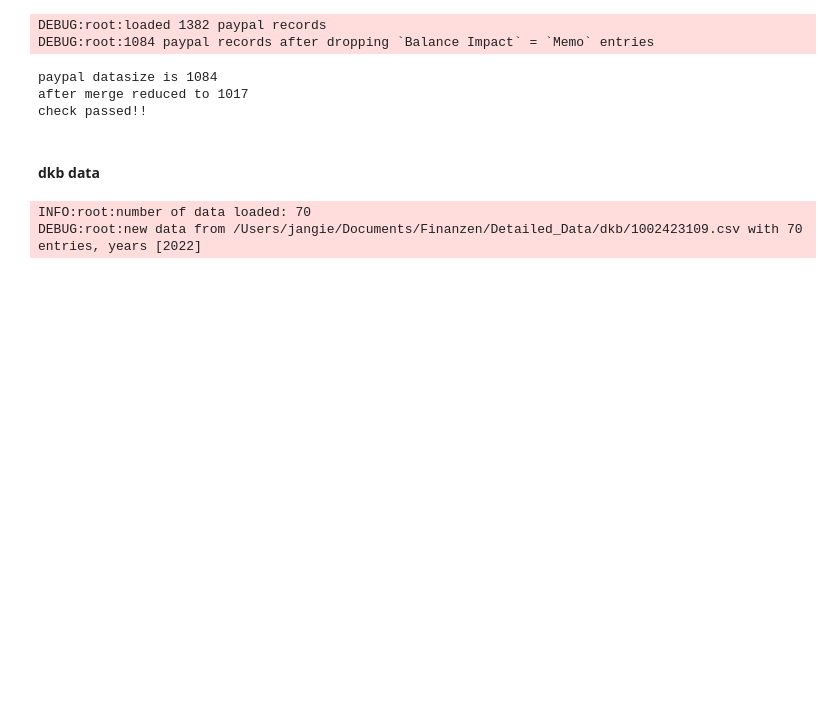
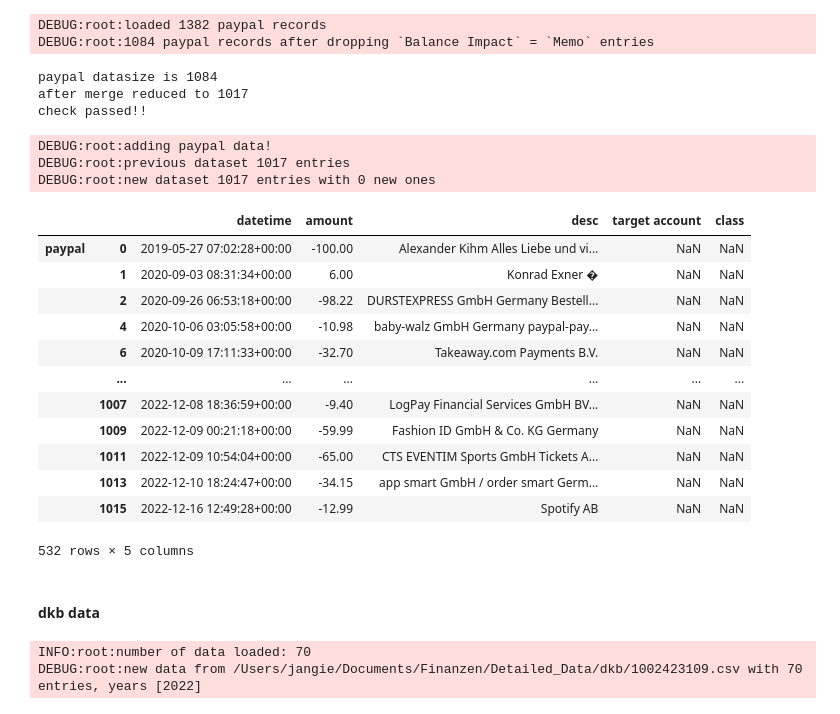
Before and after one commit to JanGieseler/BankClassify, a Jupyter notebook: notebooks/add_data.ipynb, the cells around one changed output. Cells and saved outputs as stored; diff of their text form; code cells hidden in the pictures; blank space fills up the shorter version.

```diff
--- a/notebooks/add_data.ipynb
+++ b/notebooks/add_data.ipynb
@@ -88,0 +104,6 @@ check passed!!
+# %%
+bc.add_data(df_pp, "paypal")
+# %% [output]
+DEBUG:root:adding paypal data!
+DEBUG:root:previous dataset 1017 entries
+DEBUG:root:new dataset 1017 entries with 0 new ones
@@ -89,3 +116,19 @@ check passed!!
+# %%
+bc.data_unlabeled
+# %% [output]
+|  |  | datetime | amount | desc | target account | class |
+| paypal | 0 | 2019-05-27 07:02:28+00:00 | -100.00 | Alexander Kihm Alles Liebe und vi... | NaN | NaN |
+|  | 1 | 2020-09-03 08:31:34+00:00 | 6.00 | Konrad Exner � | NaN | NaN |
+|  | 2 | 2020-09-26 06:53:18+00:00 | -98.22 | DURSTEXPRESS GmbH Germany Bestell... | NaN | NaN |
+|  | 4 | 2020-10-06 03:05:58+00:00 | -10.98 | baby-walz GmbH Germany paypal-pay... | NaN | NaN |
+|  | 6 | 2020-10-09 17:11:33+00:00 | -32.70 | Takeaway.com Payments B.V. | NaN | NaN |
+|  | ... | ... | ... | ... | ... | ... |
+|  | 1007 | 2022-12-08 18:36:59+00:00 | -9.40 | LogPay Financial Services GmbH BV... | NaN | NaN |
+|  | 1009 | 2022-12-09 00:21:18+00:00 | -59.99 | Fashion ID GmbH & Co. KG Germany | NaN | NaN |
+|  | 1011 | 2022-12-09 10:54:04+00:00 | -65.00 | CTS EVENTIM Sports GmbH Tickets A... | NaN | NaN |
+|  | 1013 | 2022-12-10 18:24:47+00:00 | -34.15 | app smart GmbH / order smart Germ... | NaN | NaN |
+|  | 1015 | 2022-12-16 12:49:28+00:00 | -12.99 | Spotify AB | NaN | NaN |
+532 rows × 5 columns
 # %% [markdown]
 #### dkb data
 # %%
```
Also changed, not shown: parts of 27 cells of this notebook, 2 other files.
